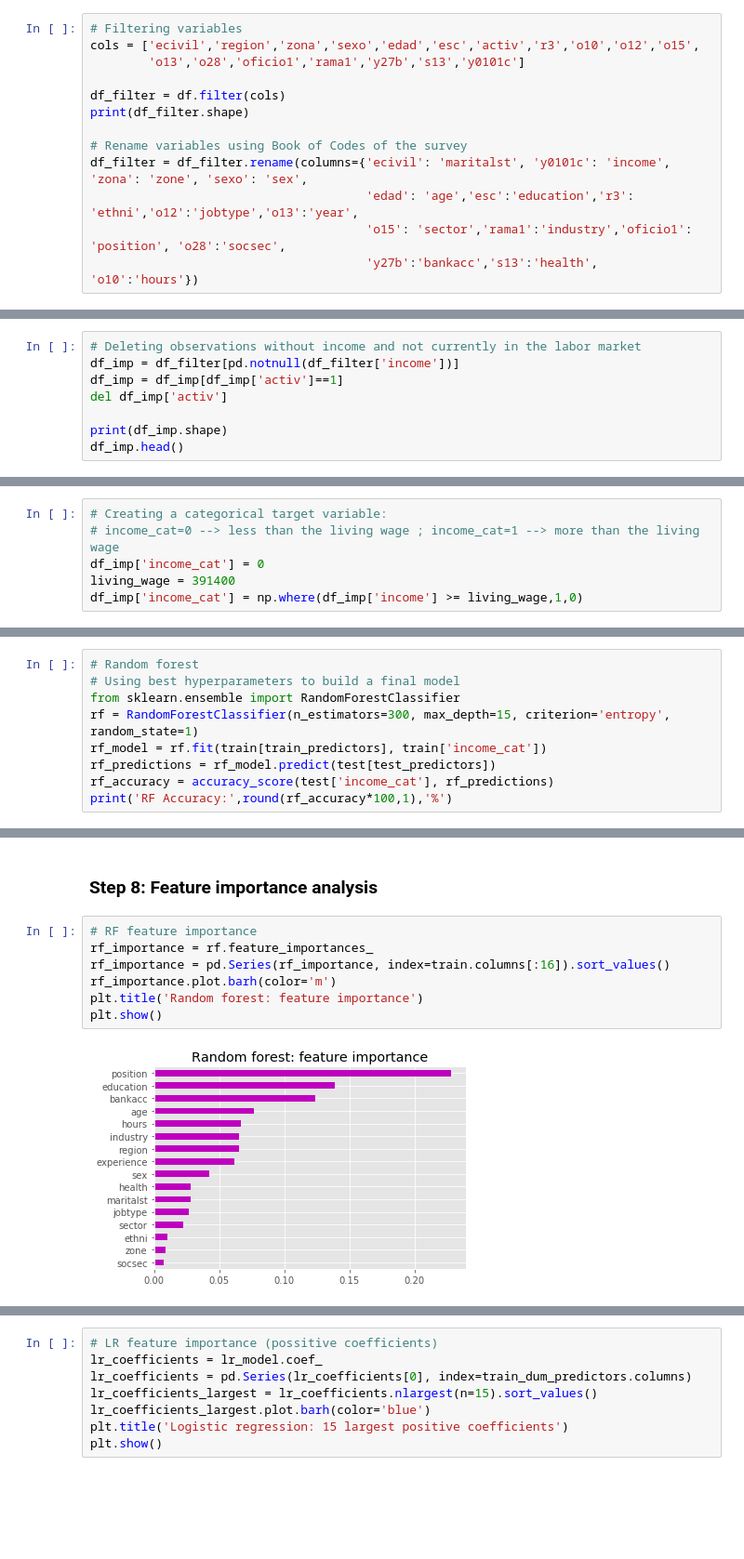
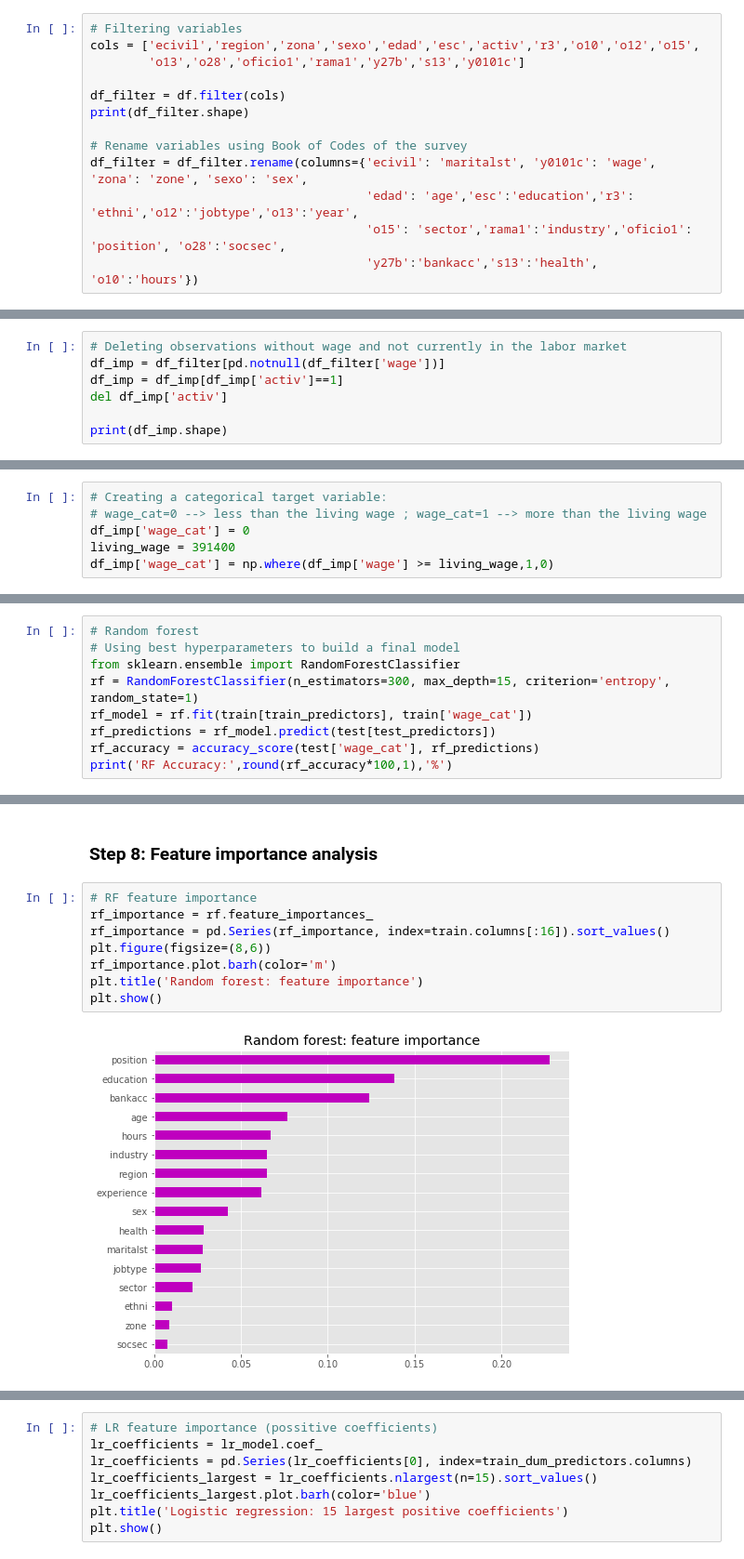
Before and after one commit to jperezlapillo/Living-Wage-Prediction, a Jupyter notebook: LivingWageProject.ipynb, the cells around one changed output, grey strips where cells are left out. Shown: that part at 93% size. Drawn from its saved outputs; the diff is of its cells as text; blank space fills up the shorter version.

Commit message:
Add files via upload
Version with plots as markdown
Still needs table of contents

```diff
--- a/LivingWageProject.ipynb
+++ b/LivingWageProject.ipynb
@@ -62,7 +75,7 @@ df_filter = df.filter(cols)
 print(df_filter.shape)
 
 # Rename variables using Book of Codes of the survey
-df_filter = df_filter.rename(columns={'ecivil': 'maritalst', 'y0101c': 'income', 'zona': 'zone', 'sexo': 'sex',
+df_filter = df_filter.rename(columns={'ecivil': 'maritalst', 'y0101c': 'wage', 'zona': 'zone', 'sexo': 'sex',
                                       'edad': 'age','esc':'education','r3': 'ethni','o12':'jobtype','o13':'year',
                                       'o15': 'sector','rama1':'industry','oficio1': 'position', 'o28':'socsec',
                                       'y27b':'bankacc','s13':'health', 'o10':'hours'})
@@ -84,10 +98,9 @@ df_filter[cat_cols] = df_filter[cat_cols].astype('category')
 # %%
-# Deleting observations without income and not currently in the labor market
-df_imp = df_filter[pd.notnull(df_filter['income'])]
+# Deleting observations without wage and not currently in the labor market
+df_imp = df_filter[pd.notnull(df_filter['wage'])]
 df_imp = df_imp[df_imp['activ']==1]
 del df_imp['activ']
 
 print(df_imp.shape)
-df_imp.head()
 # %% [output]
 (67409, 17)
@@ -153,10 +160,10 @@ Name: check, dtype: float64
 **3.3** Creating a categorical target variable using the Chilean living wage as a threshold
 # %%
 # Creating a categorical target variable:
-# income_cat=0 --> less than the living wage ; income_cat=1 --> more than the living wage
-df_imp['income_cat'] = 0
+# wage_cat=0 --> less than the living wage ; wage_cat=1 --> more than the living wage
+df_imp['wage_cat'] = 0
 living_wage = 391400
-df_imp['income_cat'] = np.where(df_imp['income'] >= living_wage,1,0)
+df_imp['wage_cat'] = np.where(df_imp['wage'] >= living_wage,1,0)
 # %% [markdown]
 ### Step 4: Dealing with missing values and outliers
 # %%
@@ -584,9 +585,9 @@ Best Hyperparameters for RF: {'criterion': 'entropy', 'max_depth': 15, 'max_feat
 # Using best hyperparameters to build a final model
 from sklearn.ensemble import RandomForestClassifier
 rf = RandomForestClassifier(n_estimators=300, max_depth=15, criterion='entropy', random_state=1)
-rf_model = rf.fit(train[train_predictors], train['income_cat'])
+rf_model = rf.fit(train[train_predictors], train['wage_cat'])
 rf_predictions = rf_model.predict(test[test_predictors])
-rf_accuracy = accuracy_score(test['income_cat'], rf_predictions)
+rf_accuracy = accuracy_score(test['wage_cat'], rf_predictions)
 print('RF Accuracy:',round(rf_accuracy*100,1),'%')
 # %% [output]
 RF Accuracy: 81.4 %
@@ -671,10 +673,11 @@ plt.show()
 # %%
 # RF feature importance
 rf_importance = rf.feature_importances_
 rf_importance = pd.Series(rf_importance, index=train.columns[:16]).sort_values()
+plt.figure(figsize=(8,6))
 rf_importance.plot.barh(color='m')
 plt.title('Random forest: feature importance')
 plt.show()
 # %% [output]
-[figure, old version]
+[figure, new version]
 # %% [markdown]
```
Also changed, not shown: parts of 46 cells of this notebook.
